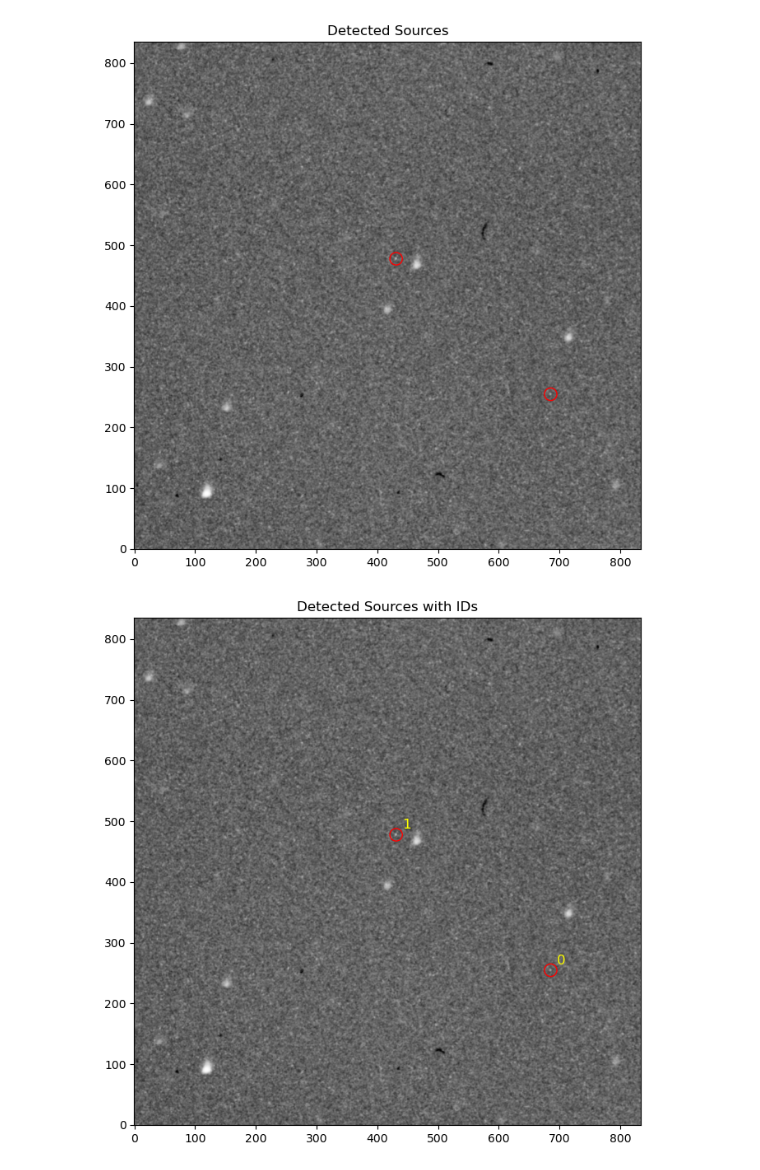
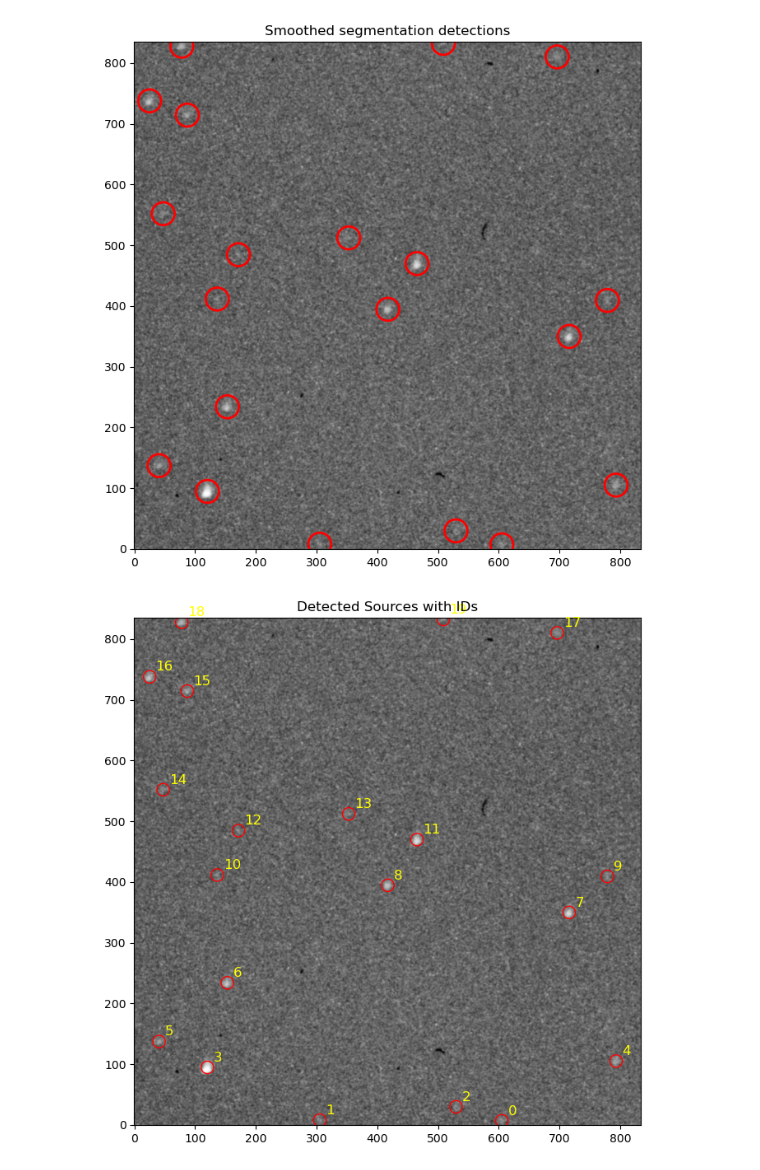
Before and after one commit to IsaacG185/rcb_Star_Dust_Survey, a Jupyter notebook: test_CNN/notebooks/01_load_cutout.ipynb, the cells around one changed output. Drawn from its saved outputs; the diff is of its cells as text; code cells hidden in the pictures.

```diff
--- a/test_CNN/notebooks/01_load_cutout.ipynb
+++ b/test_CNN/notebooks/01_load_cutout.ipynb
@@ -84,22 +71,28 @@ NameError: name 'cutout' is not defined
 # %%
-# Problems start here; detection region incorrect.
+from photutils.segmentation import detect_sources, SourceCatalog
+from astropy.stats import sigma_clipped_stats
+from scipy.ndimage import gaussian_filter
+import numpy as np
+import matplotlib.pyplot as plt
 
-from photutils.detection import DAOStarFinder
-from astropy.stats import sigma_clipped_stats
-import numpy as np
+data_clean = np.array(data, dtype=float)
+data_clean[~np.isfinite(data_clean)] = np.nanmedian(data_clean)
 
-# Invert plate so dark stars become bright
-image = np.nanmedian(data) - data
+# Smooth grain noise
+smooth = gaussian_filter(data_clean, sigma=2.0)
 
-mean, median, std = sigma_clipped_stats(image, sigma=3.0)
+mean, median, std = sigma_clipped_stats(smooth, sigma=3.0)
 
-daofind = DAOStarFinder(
-    fwhm=4.0,
-    threshold=7.0 * std
+# Detect connected bright regions
+segm = detect_sources(
+    smooth,
+    threshold=median + 4.0 * std,
+    npixels=12
 )
 
-sources = daofind(image - median)
+cat = SourceCatalog(smooth, segm)
+sources = cat.to_table()
 
-print(sources)
-print("Detected sources:", 0 if sources is None else len(sources))
+print("Detected regions:", len(sources))
+sources["xcentroid", "ycentroid", "area", "segment_flux"][:20]
 # %% [output]
@@ -107,19 +120,20 @@ ModuleNotFoundError: No module named 'photutils'
 # %%
 plt.figure(figsize=(8,8))
-plt.imshow(data, origin="lower", cmap="gray")
+plt.imshow(data_clean, origin="lower", cmap="gray")
 
 plt.scatter(
     sources["xcentroid"],
     sources["ycentroid"],
-    s=120,
+    s=400,
     facecolors="none",
-    edgecolors="red"
+    edgecolors="red",
+    linewidths=2
 )
 
-plt.title("Detected Sources")
+plt.title("Smoothed segmentation detections")
 plt.show()
 # %% [output]
-[figure, old version]
+[figure, new version]
 # %%
 plt.figure(figsize=(8,8))
 plt.imshow(data, origin="lower", cmap="gray")
@@ -144,5 +158,5 @@ for i in range(len(sources)):
 plt.title("Detected Sources with IDs")
 plt.show()
 # %% [output]
-[figure, old version]
+[figure, new version]
 # %%
```
Also changed, not shown: parts of 14 cells of this notebook, 4 other files.
